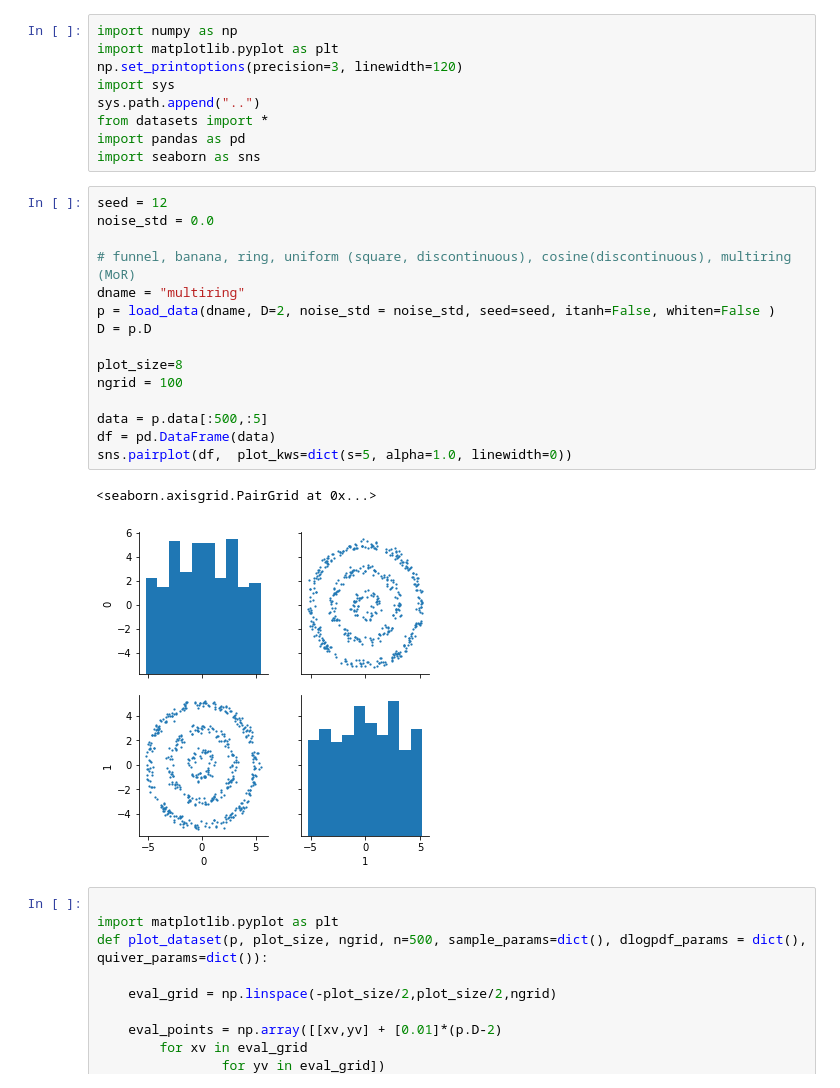
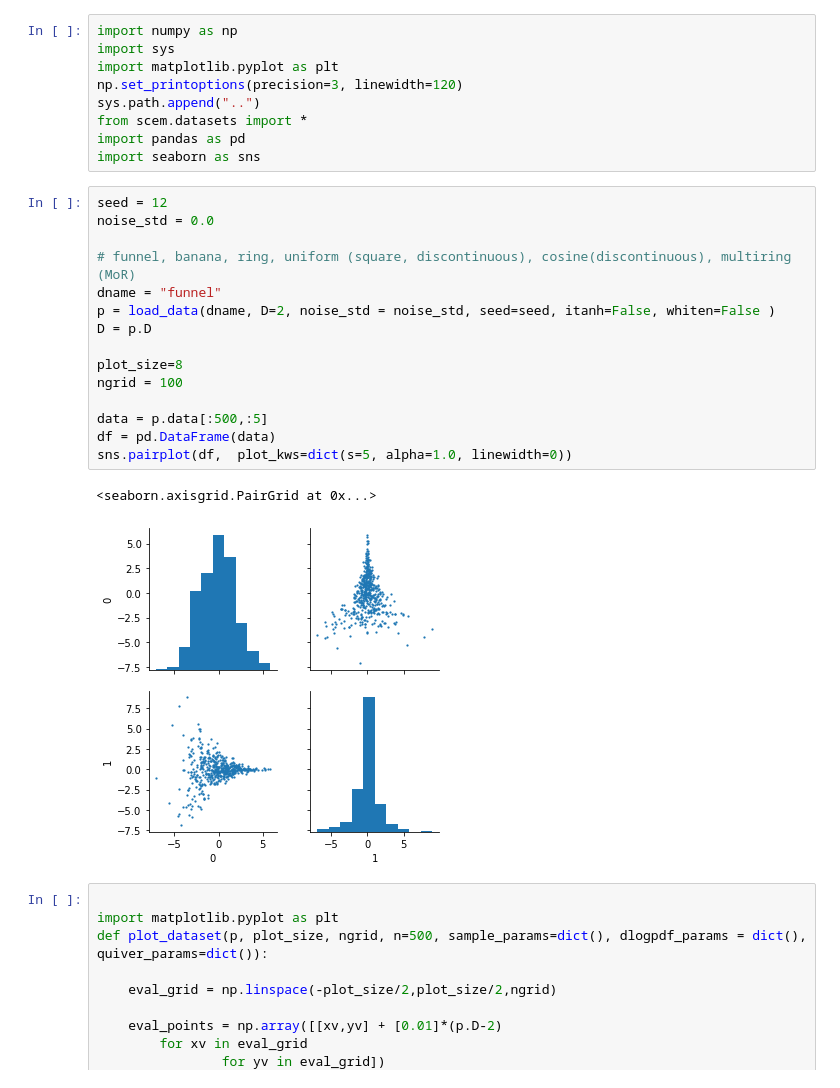
Before and after one commit to noukoudashisoup/score-EM, a Jupyter notebook: ipynb/show_data.ipynb, the cells around one changed output. Cells and saved outputs as stored; diff of their text form.

```diff
--- a/scem/demo/show_data.ipynb
+++ b/ipynb/show_data.ipynb
@@ -1,30 +1,30 @@
 # %%
 import numpy as np
+import sys
 import matplotlib.pyplot as plt
 np.set_printoptions(precision=3, linewidth=120)
-import sys
 sys.path.append("..")
-from datasets import *
+from scem.datasets import *
 import pandas as pd
 import seaborn as sns
 # %%
 seed = 12
 noise_std = 0.0
 
 # funnel, banana, ring, uniform (square, discontinuous), cosine(discontinuous), multiring (MoR)
-dname = "multiring"
+dname = "funnel"
 p = load_data(dname, D=2, noise_std = noise_std, seed=seed, itanh=False, whiten=False )
 D = p.D
 
 plot_size=8
 ngrid = 100
 
 data = p.data[:500,:5]
 df = pd.DataFrame(data)
 sns.pairplot(df,  plot_kws=dict(s=5, alpha=1.0, linewidth=0))
 # %% [output]
 <seaborn.axisgrid.PairGrid at 0x...>
-[figure, old version]
+[figure, new version]
 # %%
 
 import matplotlib.pyplot as plt
```
Also changed, not shown: 3 other files.
